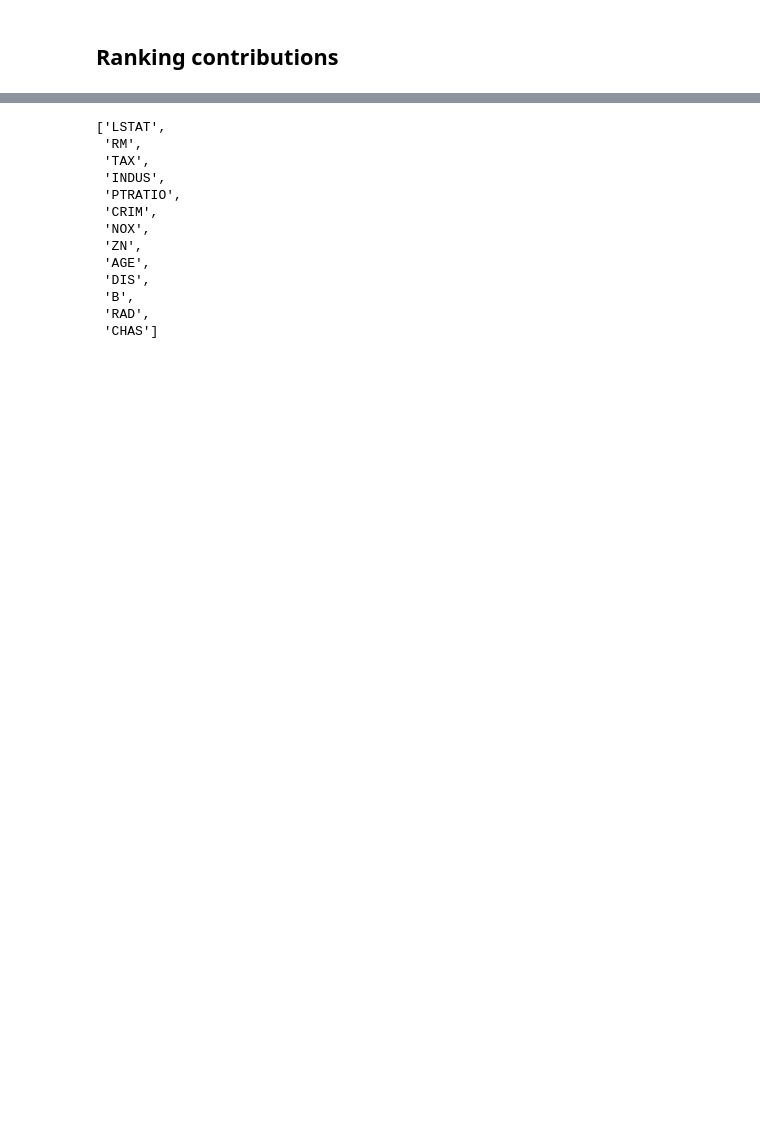
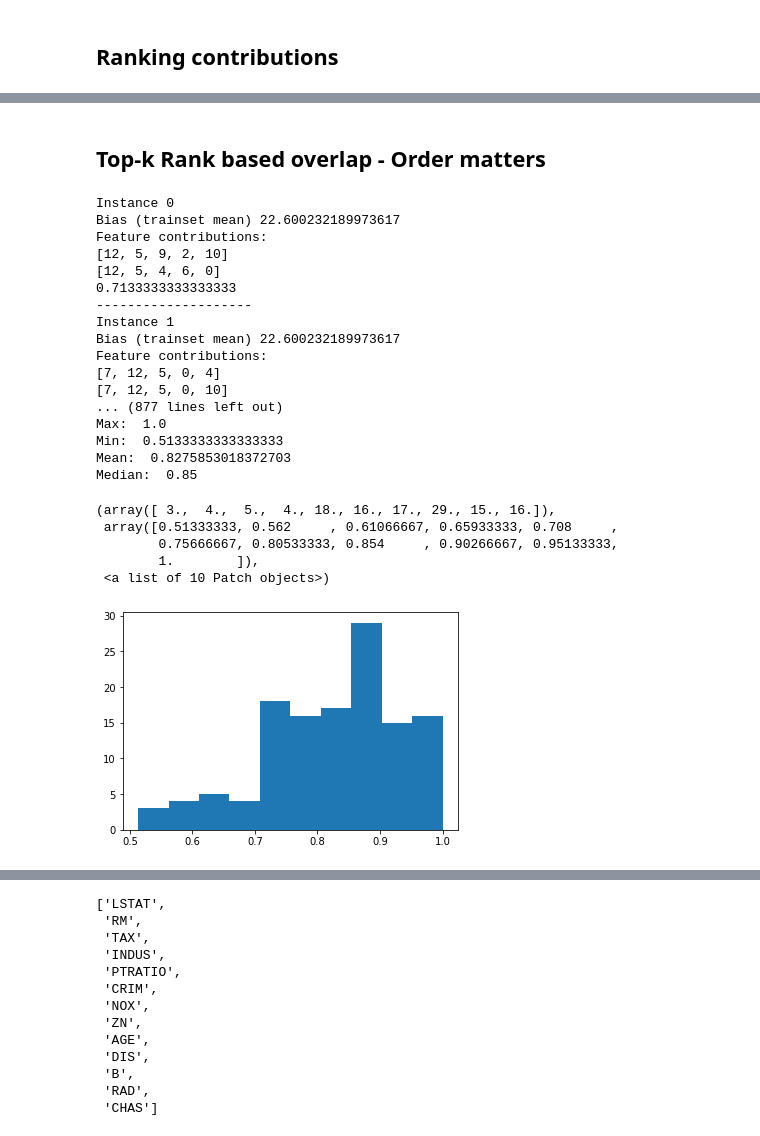
Before and after one commit to sharmapulkit/TreeInterpretability_AnomalyExplanation, a Jupyter notebook: RF-Boston.ipynb, the cells around one changed output, grey strips where cells are left out. Saved outputs shown, nothing was run; the diff lists cells and outputs as text; code cells hidden in the pictures; blank space fills up the shorter version.

```diff
--- a/RF-Boston.ipynb
+++ b/RF-Boston.ipynb
@@ -131,0 +355,60 @@ SpearmanrResult(correlation=0.39999999999999997, pvalue=0.6)
+# %% [markdown]
+## Top-k Rank based overlap - Order matters
+# %%
+## K = 5
+# Sorting based on Absolute value of the attribution value;
+# Then calculting rank correlating between the two lists - TreInterpreter and SHAP values.
+# Appending the rank correlation values for each datat point to rank_correlation_values list.
+rank_correlation_values = []
+k = 5
+for i in range(len(X_test)):
+    print("Instance", i)
+    print("Bias (trainset mean)", bias[i])
+    print ("Feature contributions:")
+
+
+
+    ti_contributions = [attr_value[2] for attr_value in sorted(zip(contributions[i], boston_dataset.feature_names, idx_arr), key=lambda temp: -abs(temp[0]))]
+    shap_contributions = [attr_value[2] for attr_value in sorted(zip(shap_values[i], boston_dataset.feature_names, idx_arr), key=lambda temp: -abs(temp[0]))]
+
+    ti_contributions = ti_contributions[:k]
+    shap_contributions = shap_contributions[:k]
+    print(ti_contributions)
+    print(shap_contributions)
+
+
+    rank_correlation = rbo.RankingSimilarity(shap_contributions, ti_contributions).rbo()
+    print (rank_correlation)
+    rank_correlation_values.append(rank_correlation)
+    print ("-"*20)
+
+print("Max: ",max(rank_correlation_values))
+print("Min: ",min(rank_correlation_values))
+print("Mean: ",statistics.mean(rank_correlation_values))
+print("Median: ",statistics.median(rank_correlation_values))
+
+plt.hist(rank_correlation_values)
+# %% [output]
+Instance 0
+Bias (trainset mean) 22.600232189973617
+Feature contributions:
+[12, 5, 9, 2, 10]
+[12, 5, 4, 6, 0]
+0.7133333333333333
+--------------------
+Instance 1
+Bias (trainset mean) 22.600232189973617
+Feature contributions:
+[7, 12, 5, 0, 4]
+[7, 12, 5, 0, 10]
+... (877 lines left out)
+Max:  1.0
+Min:  0.5133333333333333
+Mean:  0.8275853018372703
+Median:  0.85
+(array([ 3.,  4.,  5.,  4., 18., 16., 17., 29., 15., 16.]),
+ array([0.51333333, 0.562     , 0.61066667, 0.65933333, 0.708     ,
+        0.75666667, 0.80533333, 0.854     , 0.90266667, 0.95133333,
+        1.        ]),
+ <a list of 10 Patch objects>)
+[figure, added]
```
Also changed, not shown: parts of 53 cells of this notebook.
